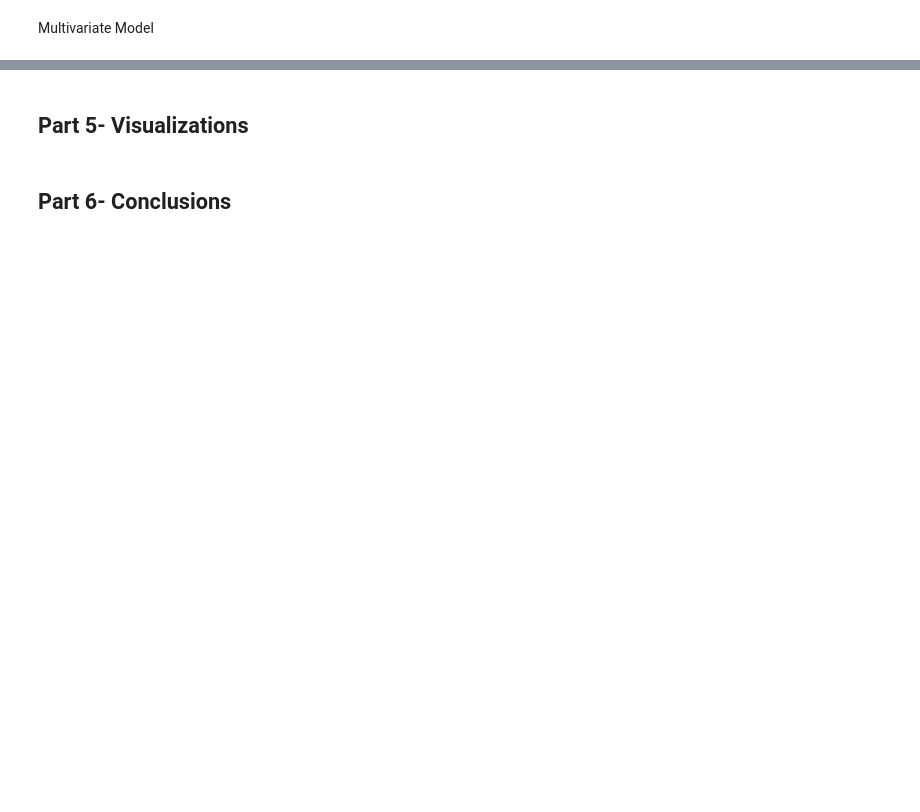
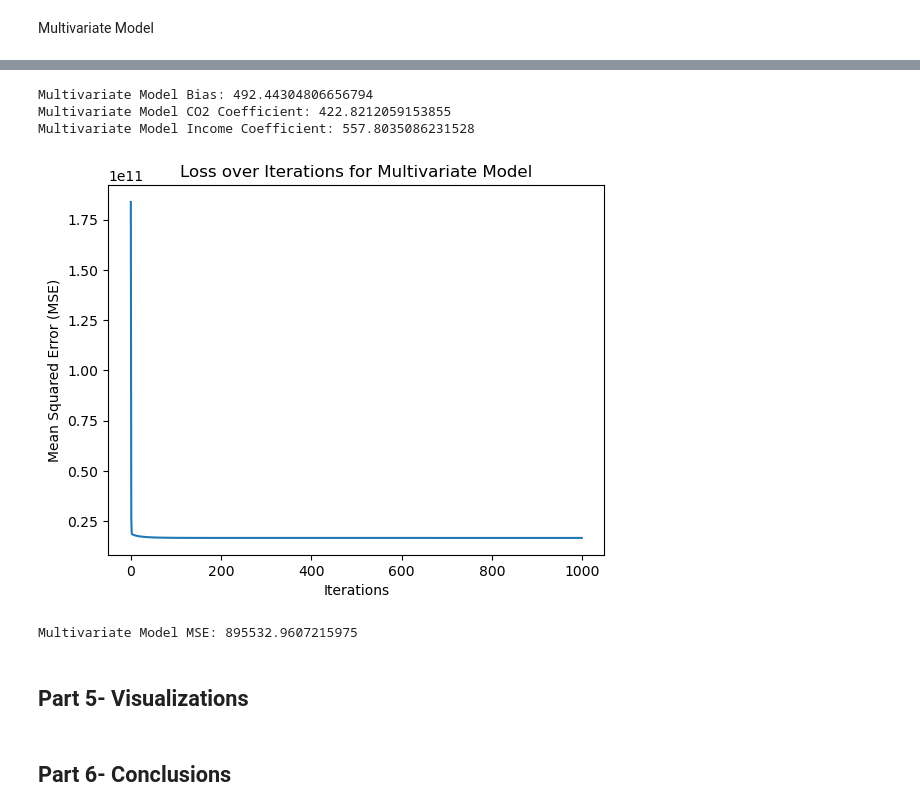
Before and after one commit to cj-sz/cmsc-320-final-project, a Jupyter notebook: project.ipynb, the cells around one changed output, grey strips where cells are left out. Cells and saved outputs as stored; diff of their text form; code cells hidden in the pictures; blank space fills up the shorter version.

```diff
--- a/project.ipynb
+++ b/project.ipynb
@@ -415,0 +463,9 @@ developing_data.head()
+# %%
+# Merge all datasets on country and year
+multi_data = pd.merge(uni_data, inc_day_melted, on=['country', 'year'])
+
+# Drop rows with NaN values
+multi_data = multi_data.dropna()
+
+print(f'multi_data shape: {multi_data.shape}')
+multi_data.head()
@@ -416,3 +480,36 @@ developing_data.head()
+# %%
+# Prepare features and target for multivariate model
+X_multi, y_multi = extract_features_labels(multi_data, ['co2', 'income'], 'gdp')
+
+# Gradient descent parameters
+T_multi = 1000 # number of iterations
+alpha_multi = 0.0000012 # learning rate
+
+# Perform multivariate gradient descent
+theta_multi, loss_multi = grad_descent(X_multi, y_multi, T_multi, alpha_multi)
+
+print(f'Multivariate Model Bias: {theta_multi[0]}')
+print(f'Multivariate Model CO2 Coefficient: {theta_multi[1]}')
+print(f'Multivariate Model Income Coefficient: {theta_multi[2]}')
+# %% [output]
+Multivariate Model Bias: 492.44304806656794
+Multivariate Model CO2 Coefficient: 422.8212059153855
+Multivariate Model Income Coefficient: 557.8035086231528
+# %%
+# Plot loss over epochs for multivariate model
+plt.plot(loss_multi)
+plt.xlabel('Iterations')
+plt.ylabel('Mean Squared Error (MSE)')
+plt.title('Loss over Iterations for Multivariate Model')
+plt.show()
+
+# Calculate MSE for multivariate model
+y_hat_multi = X_multi.dot(theta_multi)
+mse_multi = np.mean((y_hat_multi - y_multi)**2)
+print(f'Multivariate Model MSE: {mse_multi}')
+# %% [output]
+[figure, added]
+Multivariate Model MSE: 895532.9607215975
 # %% [markdown]
 ## Part 5- Visualizations
 # %% [markdown]
```
Also changed, not shown: parts of 13 cells of this notebook.
